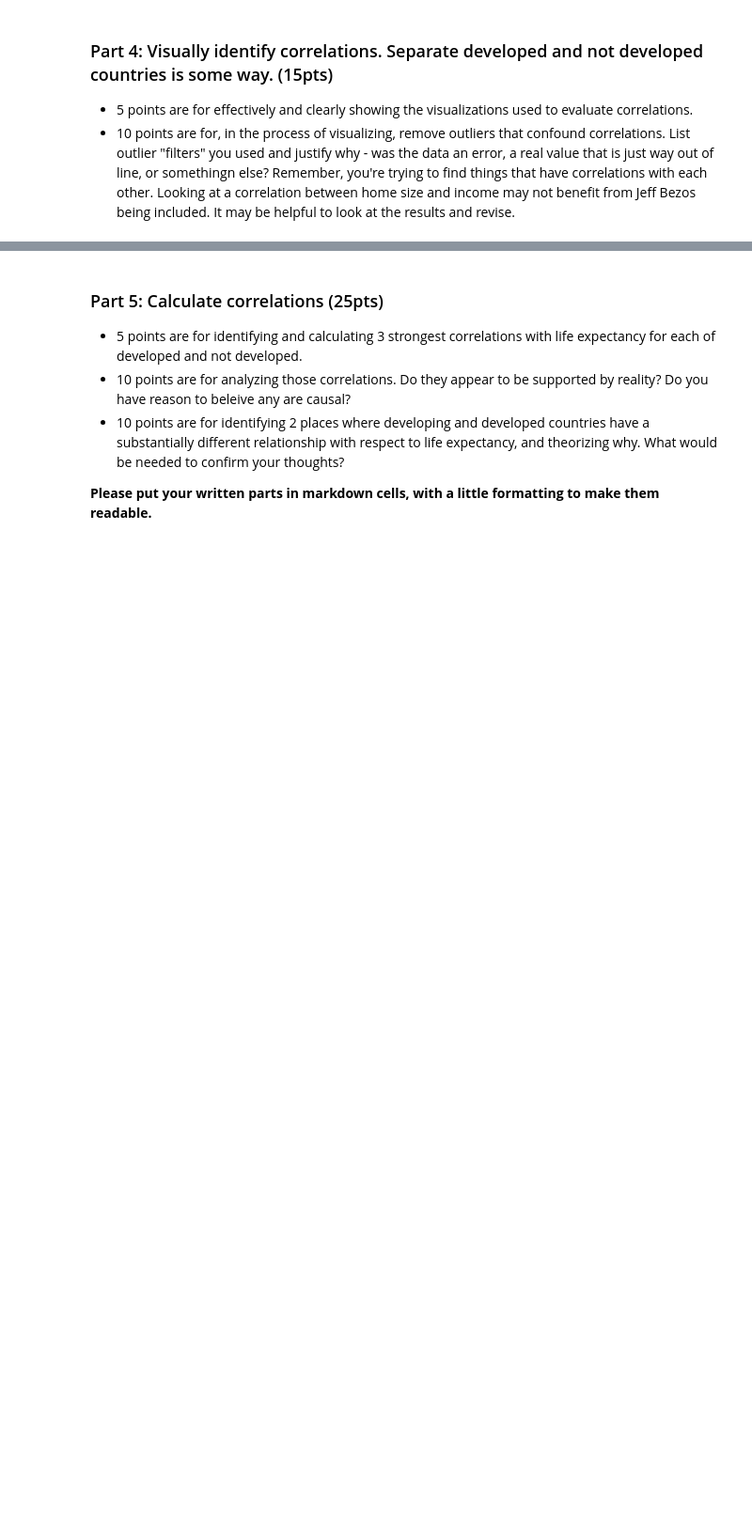
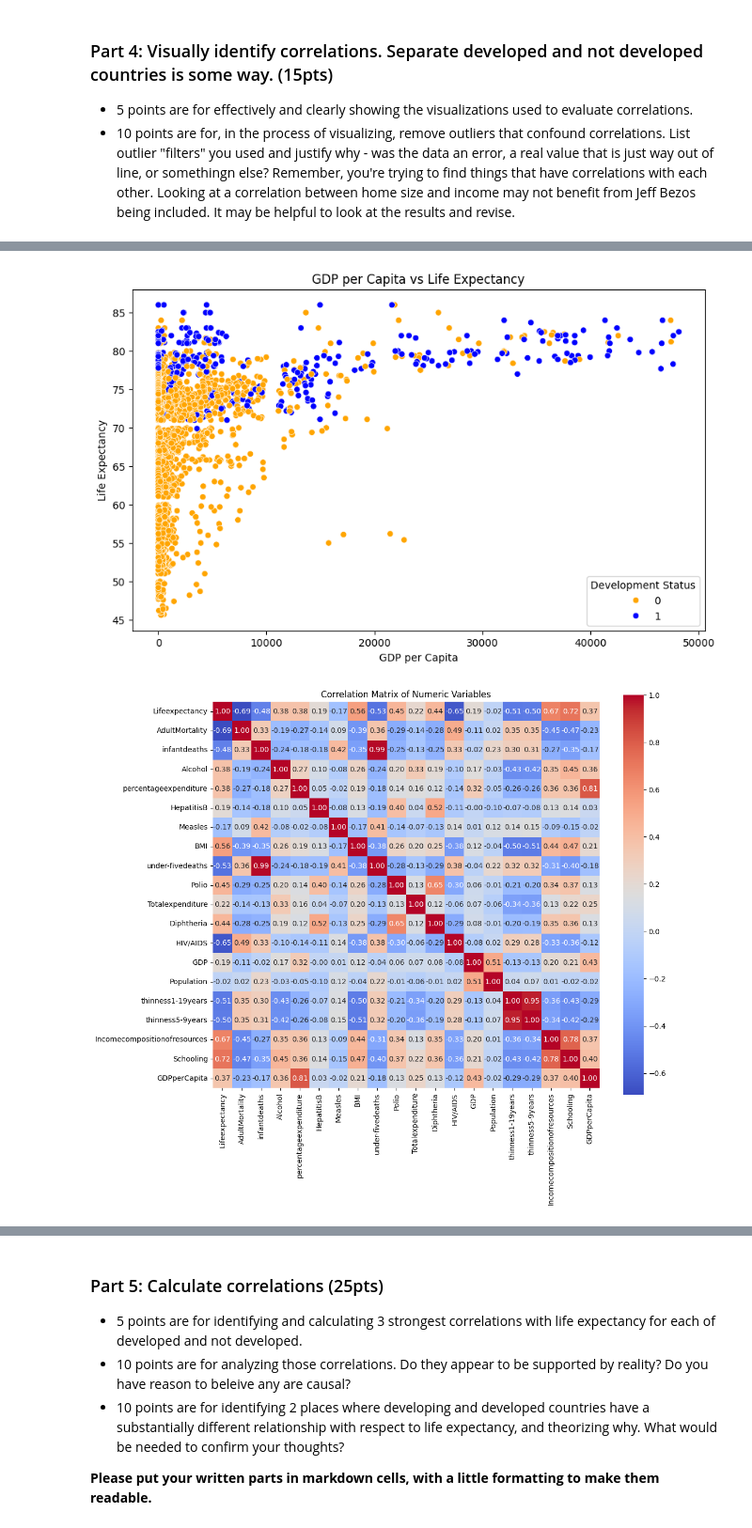
Before and after one commit to AkeemSemperDataScience/data3450-assignment-2-Shilvi04, a Jupyter notebook: START_Asn_2.ipynb, the cells around one changed output, grey strips where cells are left out. Shown at 94% size. Drawn from its saved outputs; the diff is of its cells as text; code cells hidden in the pictures; blank space fills up the shorter version.

```diff
--- a/START_Asn_2.ipynb
+++ b/START_Asn_2.ipynb
@@ -391,0 +398,54 @@ Log-Normal mean GDP: 16917.98
+# %%
+#Visualize correlations.
+import pandas as pd
+import numpy as np
+import matplotlib.pyplot as plt
+import seaborn as sns
+
+# Make a copy to work on
+df = dfLE.copy()
+
+# Convert numeric columns to numeric type (just in case)
+numeric_cols = ['Lifeexpectancy', 'AdultMortality', 'infantdeaths', 'Alcohol',
+                'percentageexpenditure', 'HepatitisB', 'Measles', 'BMI',
+                'under-fivedeaths', 'Polio', 'Totalexpenditure', 'Diphtheria',
+                'HIV/AIDS', 'GDP', 'Population', 'thinness1-19years',
+                'thinness5-9years', 'Incomecompositionofresources',
+                'Schooling', 'GDPperCapita']
+
+for col in numeric_cols:
+    df[col] = pd.to_numeric(df[col], errors='coerce')
+
+# Remove missing values
+df = df.dropna(subset=numeric_cols)
+
+# Filter extreme outliers for numeric columns (remove top 1%)
+for col in numeric_cols:
+    upper = df[col].quantile(0.99)
+    lower = df[col].quantile(0.01)
+    df = df[(df[col] >= lower) & (df[col] <= upper)]
+
+# Scatter plot example: GDP per Capita vs Life Expectancy
+plt.figure(figsize=(10,6))
+sns.scatterplot(
+    data=df,
+    x='GDPperCapita',
+    y='Lifeexpectancy',
+    hue='isDeveloped',
+    palette=['orange', 'blue']
+)
+plt.xlabel('GDP per Capita')
+plt.ylabel('Life Expectancy')
+plt.title('GDP per Capita vs Life Expectancy')
+plt.legend(title='Development Status')
+plt.show()
+
+# Heatmap of correlations for numeric columns
+corr_matrix = df[numeric_cols].corr()
+plt.figure(figsize=(12,10))
+sns.heatmap(corr_matrix, annot=True, fmt=".2f", cmap='coolwarm', square=True)
+plt.title('Correlation Matrix of Numeric Variables')
+plt.show()
+# %% [output]
+[figure, added]
+[figure, added]
```
Also changed, not shown: parts of 18 cells of this notebook.
